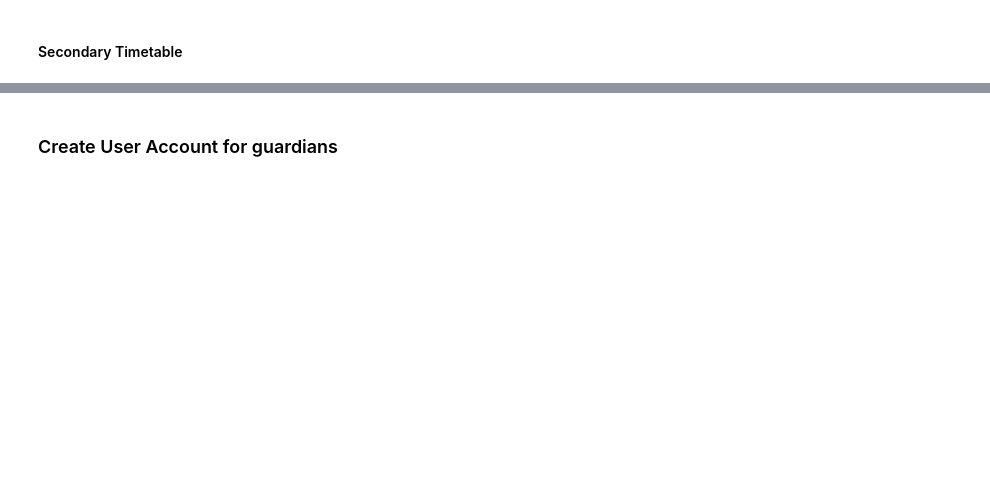
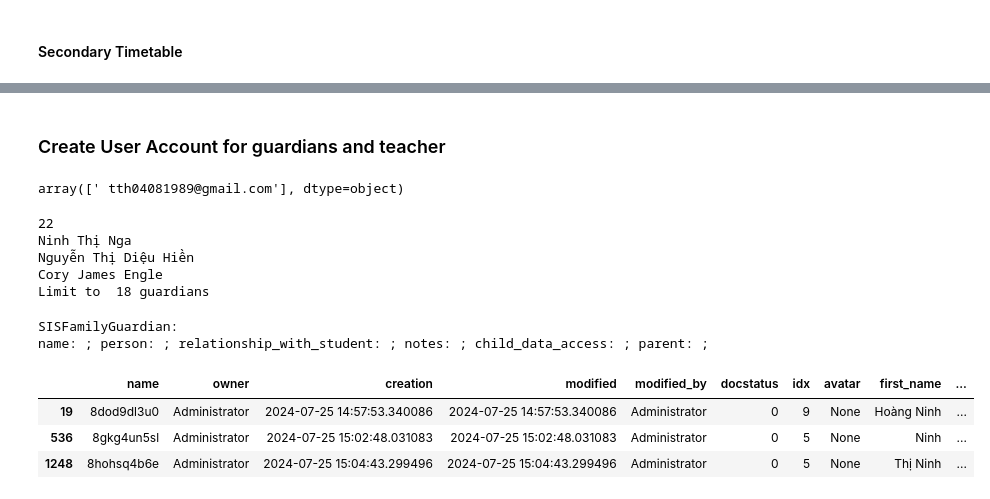
Before and after one commit to Wellspring-VN/pp-frappe-da, a Jupyter notebook: notebooks/validate-data.ipynb, the cells around one changed output, grey strips where cells are left out. Cells and saved outputs as stored; diff of their text form; code cells hidden in the pictures; blank space fills up the shorter version.

```diff
--- a/notebooks/validate-data.ipynb
+++ b/notebooks/validate-data.ipynb
@@ -930,2 +1131,2 @@ Processing school class  12.3
 # %% [markdown]
-### Create User Account for guardians
+### Create User Account for guardians and teacher
@@ -931,0 +1136,46 @@ Processing school class  12.3
+# %%
+guardians[guardians['email'].str.contains("tth0408198")]['email'].values
+# %% [output]
+array([' tth04081989@gmail.com'], dtype=object)
+# %%
+employee_parent = [
+    "Lưu Mỹ Hạnh",
+    "Hồ Thị Bích Vân",
+    "Phạm Phương Lan",
+    "Nguyễn Thị Thanh Trâm",
+    "Trần Thị Khánh Linh",
+    "Phạm Ngọc Ánh",
+    "Đỗ Thu Thủy",
+    "Phạm Thị Như Ý",
+    "Nguyễn Thị Ngọc Huân",
+    "Phạm Thị Bảo Ngọc",
+    "Nguyễn Thị Minh Nguyệt",
+    "Vũ Ngọc Đan Thanh",
+    "Ngô Thị Hồng Anh",
+    "Ninh Thị Nga",
+    "Nguyễn Lê Ngọc Anh",
+    "Văn Thị Thanh Sự",
+    "Nguyễn Thị Phương Hạnh",
+    "Nguyễn Thị Diệu Hiền",
+    "Vũ Ngọc Đan Thanh",
+    "Cory James Engle",
+    "Trần Nguyễn Ngọc Thảo",
+    "Clerkin James Jonathan",
+]
+print(len(employee_parent))
+
+guardians_full_name = guardians[guardians['full_name'].isin(employee_parent)]['full_name'].values
+
+# find names in employee_parent but not in guardians
+for name in employee_parent:
+    if name not in guardians_full_name:
+        print(name)
+
+guardians = guardians[guardians['full_name'].isin(employee_parent)]
+print("Limit to ", len(guardians), "guardians")
+# %% [output]
+22
+Ninh Thị Nga
+Nguyễn Thị Diệu Hiền
+Cory James Engle
+Limit to  18 guardians
@@ -931,0 +1185,12 @@ Processing school class  12.3
+# %%
+SISFamilyGuardian.find_by_id('8iig1nrome')
+# %% [output]
+SISFamilyGuardian:
+name: ; person: ; relationship_with_student: ; notes: ; child_data_access: ; parent: ;
+# %%
+guardians[guardians['full_name'].str.contains("Ninh")]
+# %% [output]
+|  | name | owner | creation | modified | modified_by | docstatus | idx | avatar | first_name | ... |
+| 19 | 8dod9dl3u0 | Administrator | 2024-07-25 14:57:53.340086 | 2024-07-25 14:57:53.340086 | Administrator | 0 | 9 | None | Hoàng Ninh | ... |
+| 536 | 8gkg4un5sl | Administrator | 2024-07-25 15:02:48.031083 | 2024-07-25 15:02:48.031083 | Administrator | 0 | 5 | None | Ninh | ... |
+| 1248 | 8hohsq4b6e | Administrator | 2024-07-25 15:04:43.299496 | 2024-07-25 15:04:43.299496 | Administrator | 0 | 5 | None | Thị Ninh | ... |
```
Also changed, not shown: parts of 43 cells of this notebook, 13 other files.
